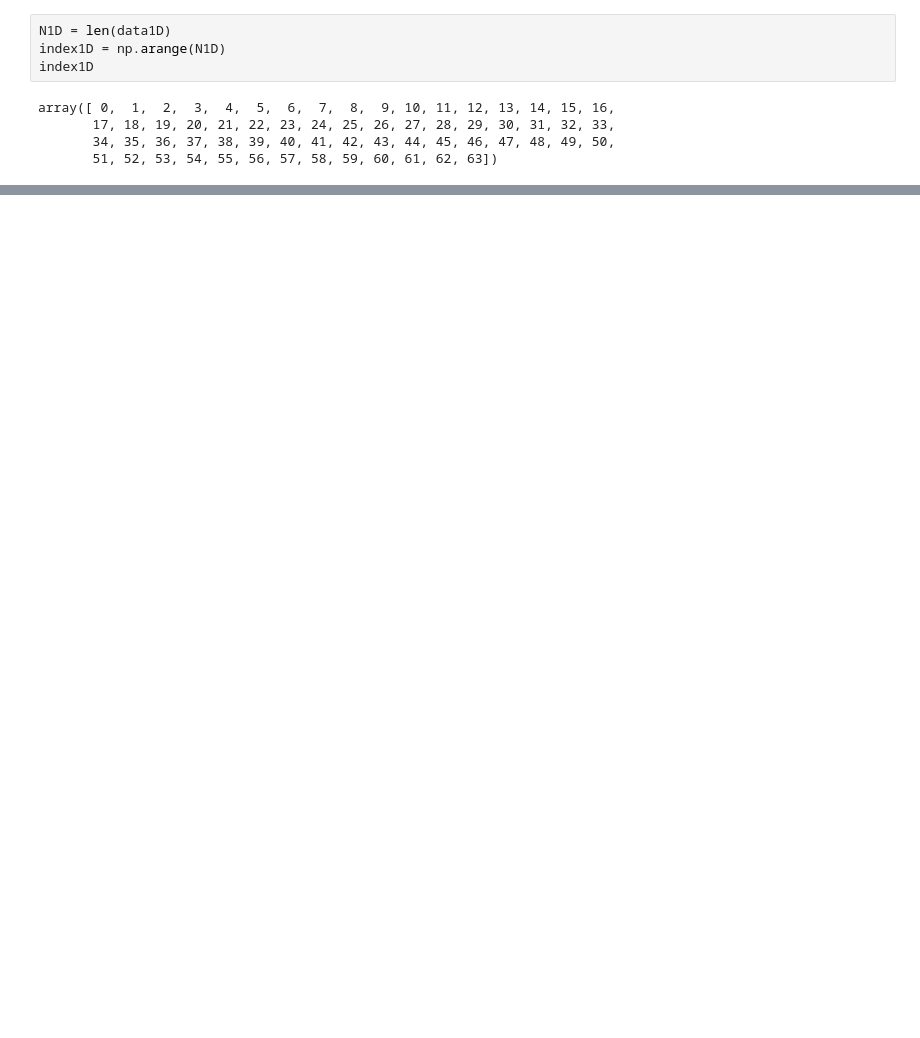
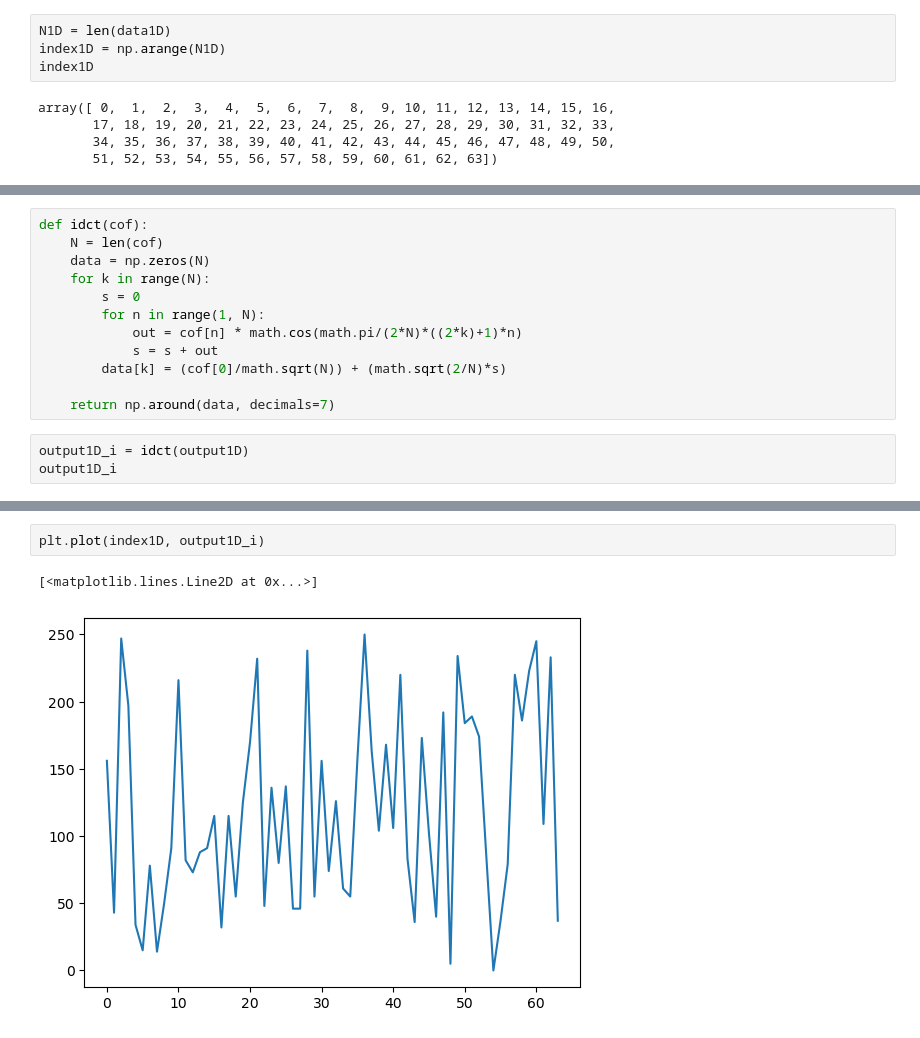
Before and after one commit to ratikaewkam/DCT, a Jupyter notebook: Lab/DCTlab.ipynb, the cells around one changed output, grey strips where cells are left out. Cells and saved outputs as stored; diff of their text form; blank space fills up the shorter version.

```diff
--- a/Lab/DCTlab.ipynb
+++ b/Lab/DCTlab.ipynb
@@ -92,0 +116,15 @@ plt.plot(index1D, output1D)
+# %%
+def idct(cof):
+    N = len(cof)
+    data = np.zeros(N)
+    for k in range(N):
+        s = 0
+        for n in range(1, N):
+            out = cof[n] * math.cos(math.pi/(2*N)*((2*k)+1)*n)
+            s = s + out
+        data[k] = (cof[0]/math.sqrt(N)) + (math.sqrt(2/N)*s)
+
+    return np.around(data, decimals=7)
+# %%
+output1D_i = idct(output1D)
+output1D_i
@@ -92,0 +165,5 @@ plt.plot(index1D, output1D)
+# %%
+plt.plot(index1D, output1D_i)
+# %% [output]
+[<matplotlib.lines.Line2D at 0x...>]
+[figure, added]
```
Also changed, not shown: parts of 10 cells of this notebook.
